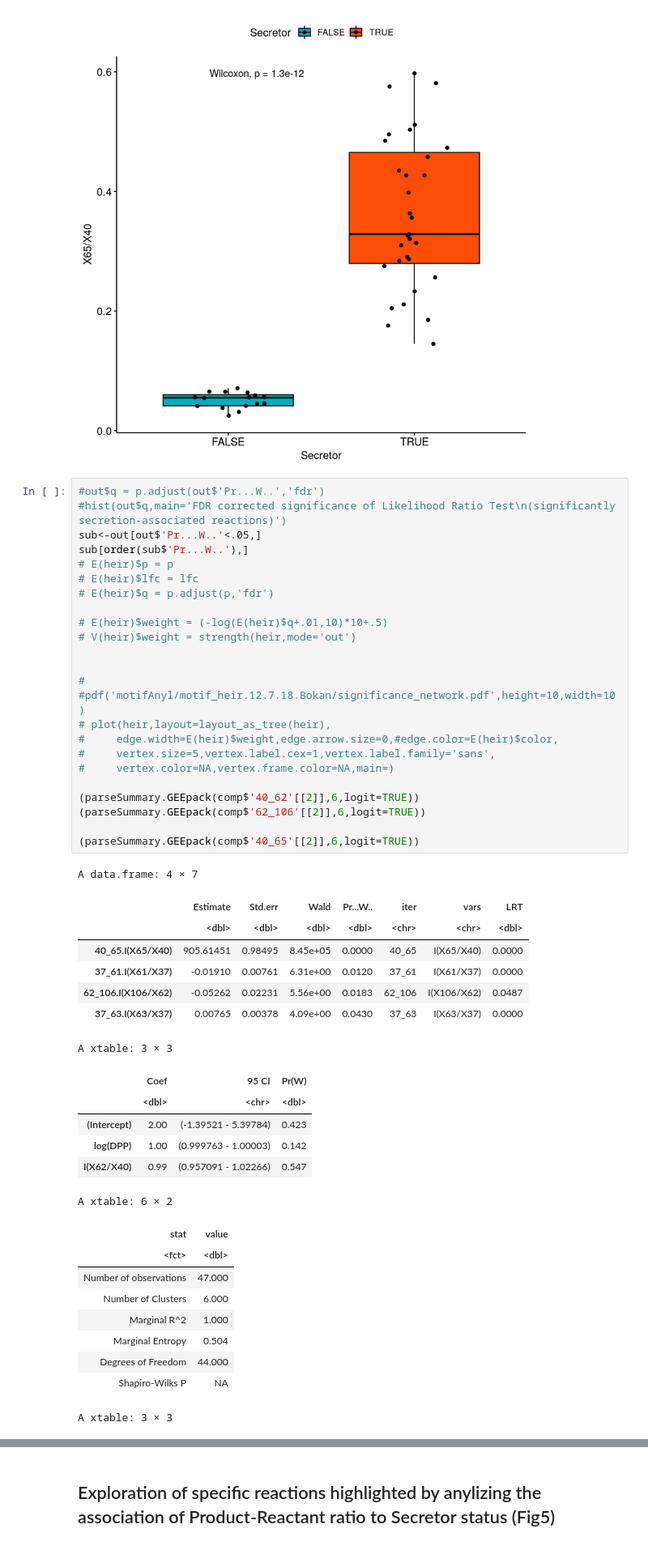
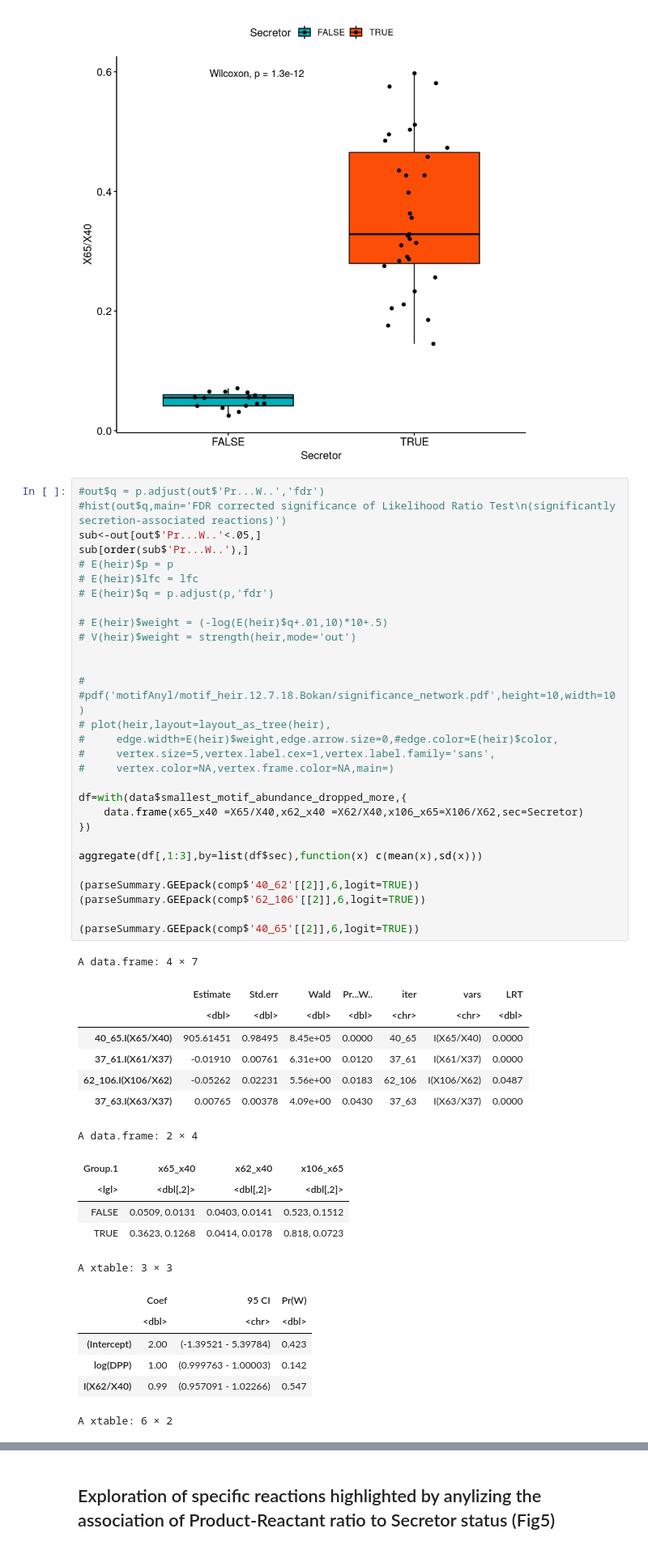
Before and after one commit to LewisLabUCSD/GlyCompare, a Jupyter notebook: example_notebook/Fig4_Fig5_hmo_stats.ipynb, the cells around one changed output, grey strips where cells are left out. Shown at 81% size. Saved outputs shown, nothing was run; the diff lists cells and outputs as text.

Commit message:
added sd and mean for flux

```diff
--- a/example_notebook/Fig4_Fig5_hmo_stats.ipynb
+++ b/example_notebook/Fig4_Fig5_hmo_stats.ipynb
@@ -594,46 +594,48 @@ mean in group FALSE  mean in group TRUE
 #out$q = p.adjust(out$'Pr...W..','fdr')
 #hist(out$q,main='FDR corrected significance of Likelihood Ratio Test\n(significantly secretion-associated reactions)')
 sub<-out[out$'Pr...W..'<.05,]
 sub[order(sub$'Pr...W..'),]
 # E(heir)$p = p
 # E(heir)$lfc = lfc
 # E(heir)$q = p.adjust(p,'fdr')
 
 # E(heir)$weight = (-log(E(heir)$q+.01,10)*10+.5)
 # V(heir)$weight = strength(heir,mode='out')
 
 
 # #pdf('motifAnyl/motif_heir.12.7.18.Bokan/significance_network.pdf',height=10,width=10)
 # plot(heir,layout=layout_as_tree(heir),
 #     edge.width=E(heir)$weight,edge.arrow.size=0,#edge.color=E(heir)$color,
 #     vertex.size=5,vertex.label.cex=1,vertex.label.family='sans',
 #     vertex.color=NA,vertex.frame.color=NA,main=)
 
+df=with(data$smallest_motif_abundance_dropped_more,{
+    data.frame(x65_x40 =X65/X40,x62_x40 =X62/X40,x106_x65=X106/X62,sec=Secretor)
+})
+
+aggregate(df[,1:3],by=list(df$sec),function(x) c(mean(x),sd(x)))
+
 (parseSummary.GEEpack(comp$'40_62'[[2]],6,logit=TRUE))
 (parseSummary.GEEpack(comp$'62_106'[[2]],6,logit=TRUE))
 
 (parseSummary.GEEpack(comp$'40_65'[[2]],6,logit=TRUE))
 # %% [output]
 A data.frame: 4 × 7
 |  | Estimate | Std.err | Wald | Pr...W.. | iter | vars | LRT |
 |  | <dbl> | <dbl> | <dbl> | <dbl> | <chr> | <chr> | <dbl> |
 | 40_65.I(X65/X40) | 905.61451 | 0.98495 | 8.45e+05 | 0.0000 | 40_65 | I(X65/X40) | 0.0000 |
 | 37_61.I(X61/X37) | -0.01910 | 0.00761 | 6.31e+00 | 0.0120 | 37_61 | I(X61/X37) | 0.0000 |
 | 62_106.I(X106/X62) | -0.05262 | 0.02231 | 5.56e+00 | 0.0183 | 62_106 | I(X106/X62) | 0.0487 |
 | 37_63.I(X63/X37) | 0.00765 | 0.00378 | 4.09e+00 | 0.0430 | 37_63 | I(X63/X37) | 0.0000 |
-A xtable: 3 × 3
+A data.frame: 2 × 4
-|  | Coef | 95 CI | Pr(W) |
-|  | <dbl> | <chr> | <dbl> |
-| (Intercept) | 2.00 | (-1.39521 - 5.39784) | 0.423 |
-| log(DPP) | 1.00 | (0.999763 - 1.00003) | 0.142 |
-| I(X62/X40) | 0.99 | (0.957091 - 1.02266) | 0.547 |
+| Group.1 | x65_x40 | x62_x40 | x106_x65 |
+| <lgl> | <dbl[,2]> | <dbl[,2]> | <dbl[,2]> |
+| FALSE | 0.0509, 0.0131 | 0.0403, 0.0141 | 0.523, 0.1512 |
+| TRUE | 0.3623, 0.1268 | 0.0414, 0.0178 | 0.818, 0.0723 |
-A xtable: 6 × 2
+A xtable: 3 × 3
-| stat | value |
-| <fct> | <dbl> |
-| Number of observations | 47.000 |
-| Number of Clusters | 6.000 |
-| Marginal R^2 | 1.000 |
-| Marginal Entropy | 0.504 |
-| Degrees of Freedom | 44.000 |
-| Shapiro-Wilks P | NA |
+|  | Coef | 95 CI | Pr(W) |
+|  | <dbl> | <chr> | <dbl> |
+| (Intercept) | 2.00 | (-1.39521 - 5.39784) | 0.423 |
+| log(DPP) | 1.00 | (0.999763 - 1.00003) | 0.142 |
+| I(X62/X40) | 0.99 | (0.957091 - 1.02266) | 0.547 |
-A xtable: 3 × 3
+A xtable: 6 × 2
```
Also changed, not shown: parts of 1 cell of this notebook.
